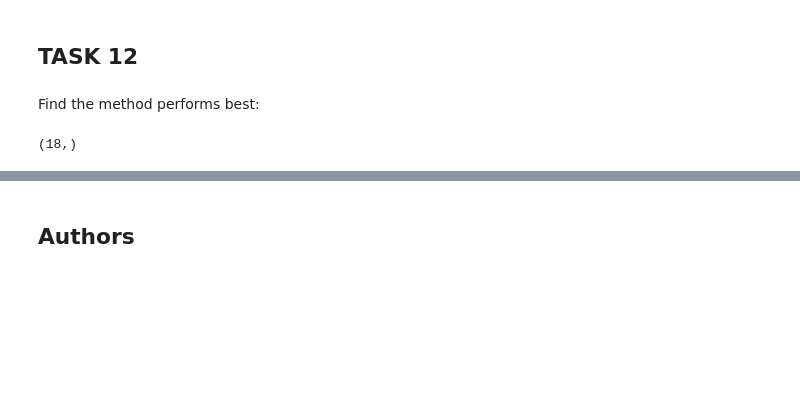
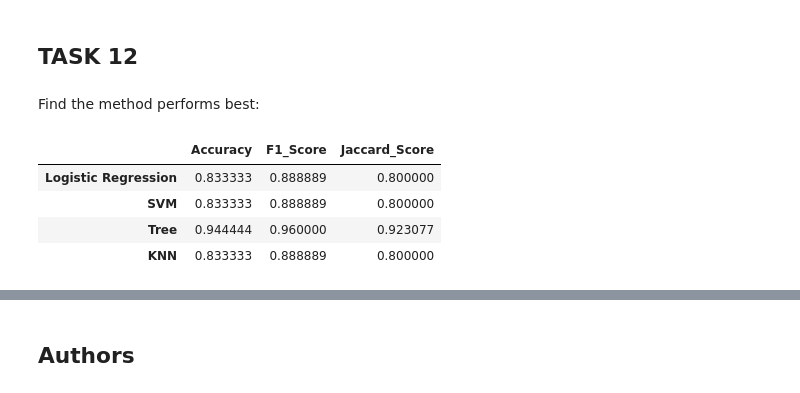
Before and after one commit to stas-shavlev/IBM-Applied-Data-Science-Capstone, a Jupyter notebook: 7-SpaceX_Machine Learning Prediction_Part_5.ipynb, the cells around one changed output, grey strips where cells are left out. Saved outputs shown, nothing was run; the diff lists cells and outputs as text; code cells hidden in the pictures; blank space fills up the shorter version.

```diff
--- a/7-SpaceX_Machine Learning Prediction_Part_5.ipynb
+++ b/7-SpaceX_Machine Learning Prediction_Part_5.ipynb
@@ -298,6 +283,7 @@ accuracy : 0.8767857142857143
 # %% [markdown]
 Calculate the accuracy of tree_cv on the test data using the method <code>score</code>:
 # %%
-tree_cv.score(X_test, Y_test)
+tree_accuracy = tree_cv.score(X_test, Y_test)
+tree_accuracy
 # %% [output]
 0.9444444444444444
@@ -309,8 +290,8 @@ tree_optimal.score(X_test, Y_test)
 # %% [markdown]
 We can plot the confusion matrix
 # %%
-yhat = tree_cv.predict(X_test)
-plot_confusion_matrix(Y_test,yhat)
+tree_yhat = tree_cv.predict(X_test)
+plot_confusion_matrix(Y_test, tree_yhat)
 # %% [output]
 [figure]
 # %% [markdown]
@@ -342,21 +323,52 @@ accuracy : 0.8482142857142858
 # %% [markdown]
 Calculate the accuracy of knn_cv on the test data using the method <code>score</code>:
 # %%
-knn_cv.score(X_test, Y_test)
+knn_accuracy = knn_cv.score(X_test, Y_test)
+knn_accuracy
 # %% [output]
 0.8333333333333334
 # %% [markdown]
 We can plot the confusion matrix
 # %%
-yhat = knn_cv.predict(X_test)
-plot_confusion_matrix(Y_test, yhat)
+knn_yhat = knn_cv.predict(X_test)
+plot_confusion_matrix(Y_test, knn_yhat)
 # %% [output]
 [figure]
 # %% [markdown]
 ## TASK  12
 # %% [markdown]
 Find the method performs best:
-# %%
-Y_test.shape
-# %% [output]
-(18,)
+# %%
+from sklearn.metrics import jaccard_score, f1_score
+
+# Examining the scores from Test sets
+results_dict = {
+    'Accuracy' : {
+        'Logistic Regression' : logreg_accuracy,
+        'SVM'                 : svm_accuracy,
+        'Tree'                : tree_accuracy,
+        'KNN'                 : knn_accuracy
+    },
+    'F1_Score' : {
+        'Logistic Regression' : f1_score(Y_test, logreg_yhat),
+        'SVM'                 : f1_score(Y_test, svm_yhat),
+        'Tree'                : f1_score(Y_test, tree_yhat),
+        'KNN'                 : f1_score(Y_test, knn_yhat)
+    },
+    'Jaccard_Score' : {
+        'Logistic Regression' : jaccard_score(Y_test, logreg_yhat),
+        'SVM'                 : jaccard_score(Y_test, svm_yhat),
+        'Tree'                : jaccard_score(Y_test, tree_yhat),
+        'KNN'                 : jaccard_score(Y_test, knn_yhat)
+    }
+}
+
+
+scores = pd.DataFrame.from_dict(results_dict)
+scores
+# %% [output]
+|  | Accuracy | F1_Score | Jaccard_Score |
+| Logistic Regression | 0.833333 | 0.888889 | 0.800000 |
+| SVM | 0.833333 | 0.888889 | 0.800000 |
+| Tree | 0.944444 | 0.960000 | 0.923077 |
+| KNN | 0.833333 | 0.888889 | 0.800000 |
```
Also changed, not shown: parts of 16 cells of this notebook.
